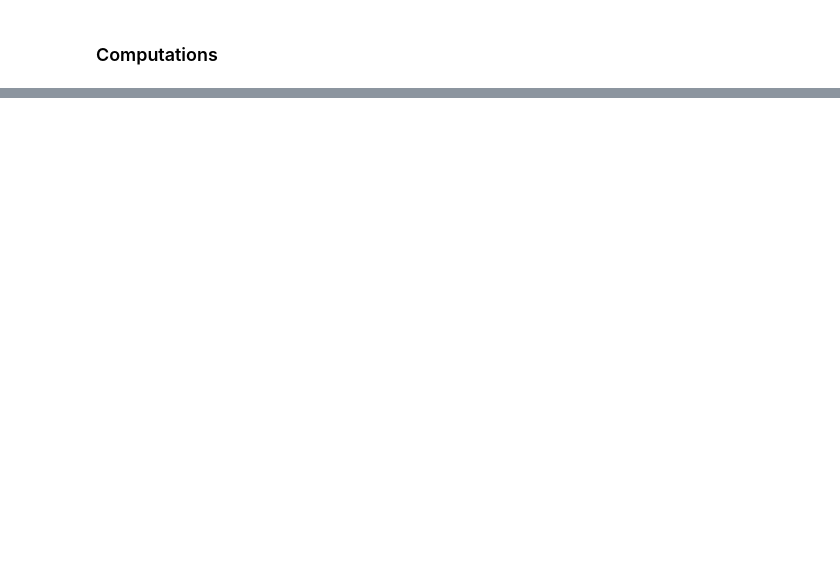
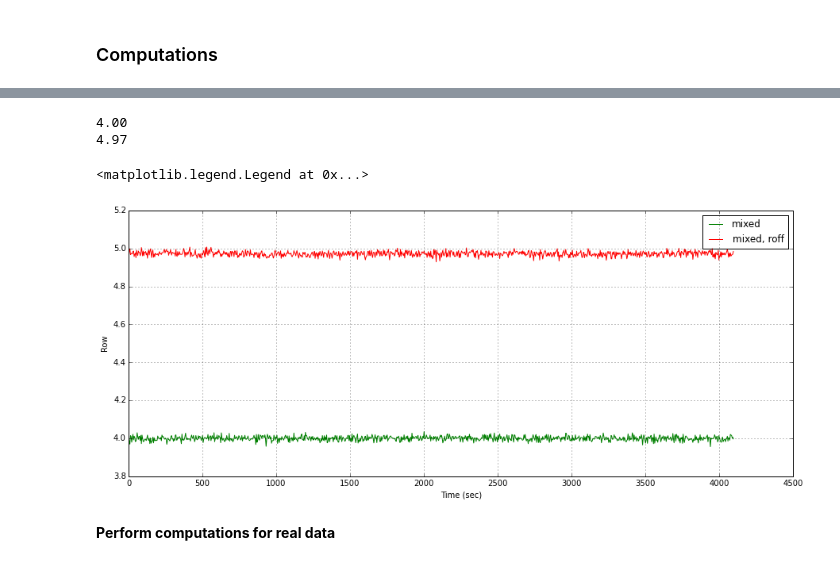
Before and after one commit to malgosias/aca_dark_current, a Jupyter notebook: aca_dark_current.ipynb, the cells around one changed output, grey strips where cells are left out. Cells and saved outputs as stored; diff of their text form; code cells hidden in the pictures; blank space fills up the shorter version.

```diff
--- a/aca_dark_current.ipynb
+++ b/aca_dark_current.ipynb
@@ -410,0 +516,20 @@ print t_ba.colnames
+# %%
+t_m_roff = Table(rows_m_roff)
+# %%
+fig = plt.figure(figsize=(15, 6))
+color = ['green', 'red']
+method = ['mixed', 'mixed, roff']
+for i, t in enumerate([t_m, t_m_roff]):
+    print '{:.2f}'.format(np.median(t['row'][0][0]))
+    plt.plot(t['time'][0], t['row'][0][0], color=color[i], label=method[i])
+plt.ylabel("Row")
+plt.xlabel("Time (sec)")
+plt.grid()
+plt.legend()
+# %% [output]
+4.00
+4.97
+<matplotlib.legend.Legend at 0x...>
+[figure, added]
+# %% [markdown]
+__Perform computations for real data__
```
Also changed, not shown: parts of 43 cells of this notebook, 1 other file.
